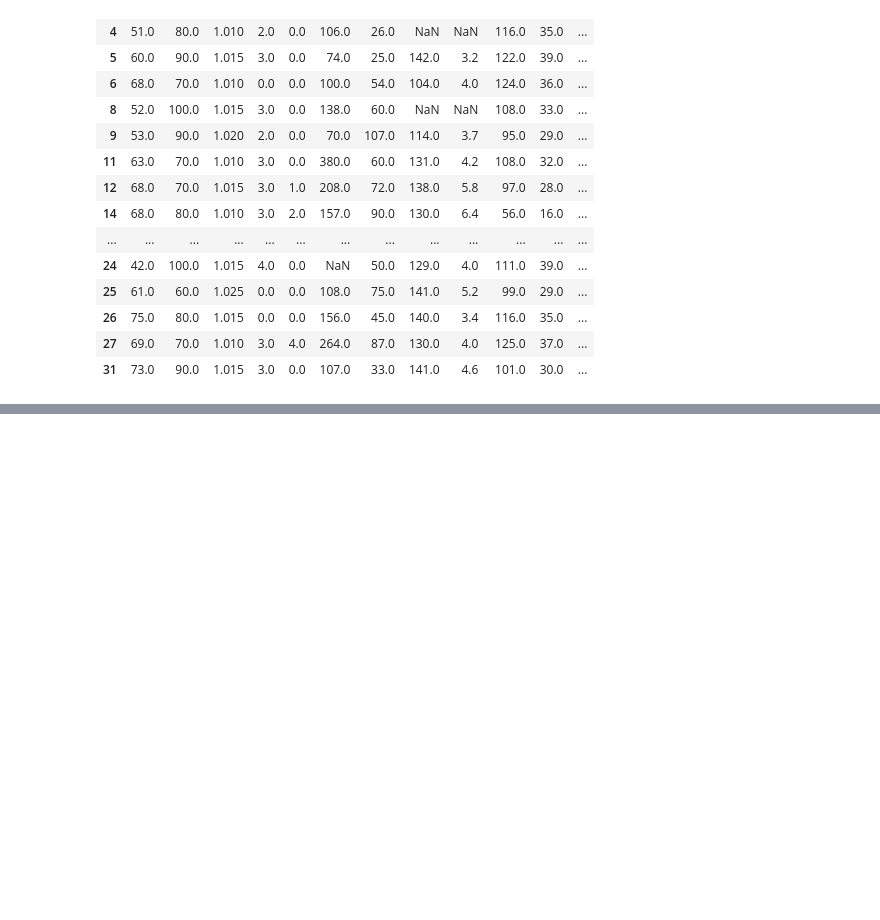
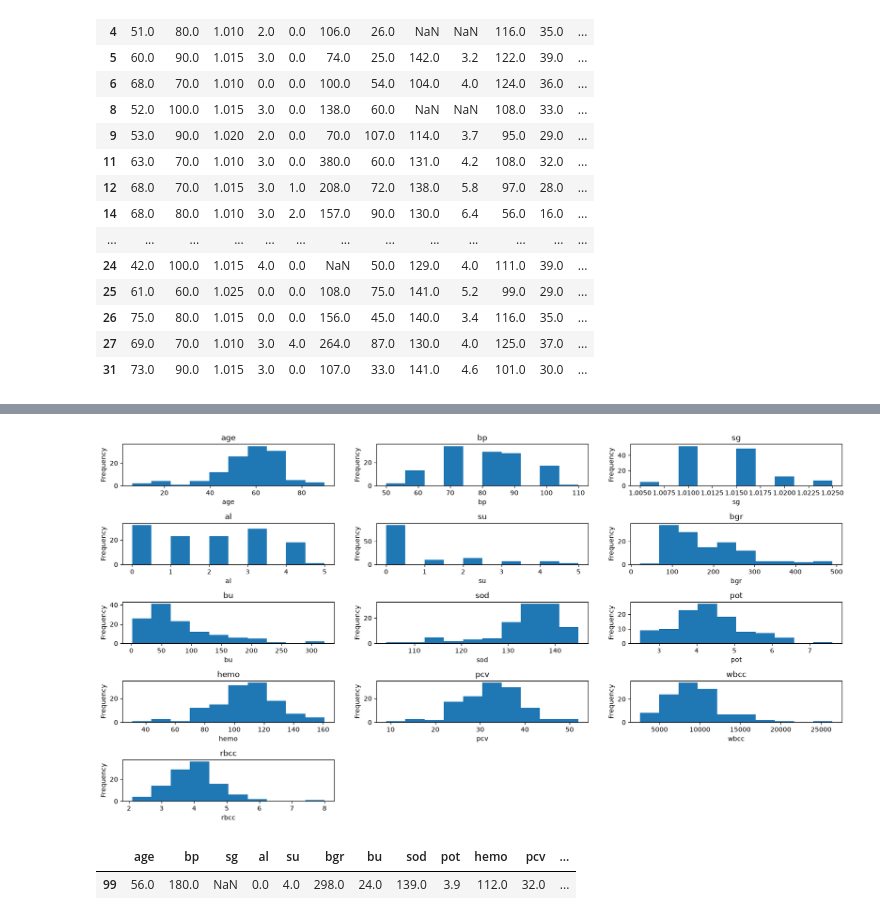
Before and after one commit to sandra-sanj/data_handling_and_mml_exercises, a Jupyter notebook: exercise_1.ipynb, the cells around one changed output, grey strips where cells are left out. Cells and saved outputs as stored; diff of their text form; code cells hidden in the pictures; blank space fills up the shorter version.

```diff
--- a/exercise_1.ipynb
+++ b/exercise_1.ipynb
@@ -261,0 +351,13 @@ df.head(20)
+# %%
+affected['pot'] = affected['pot'].apply(lambda x: x if x <= 10 else None)
+
+affected['bp'] = affected['bp'].apply(lambda x: x if x <= 120 else None)
+# %%
+plot_data(affected)
+# %% [output]
+[figure, added]
+# %%
+df[df['bp'] > 120]
+# %% [output]
+|  | age | bp | sg | al | su | bgr | bu | sod | pot | hemo | pcv | ... |
+| 99 | 56.0 | 180.0 | NaN | 0.0 | 4.0 | 298.0 | 24.0 | 139.0 | 3.9 | 112.0 | 32.0 | ... |
```
Also changed, not shown: parts of 19 cells of this notebook.
